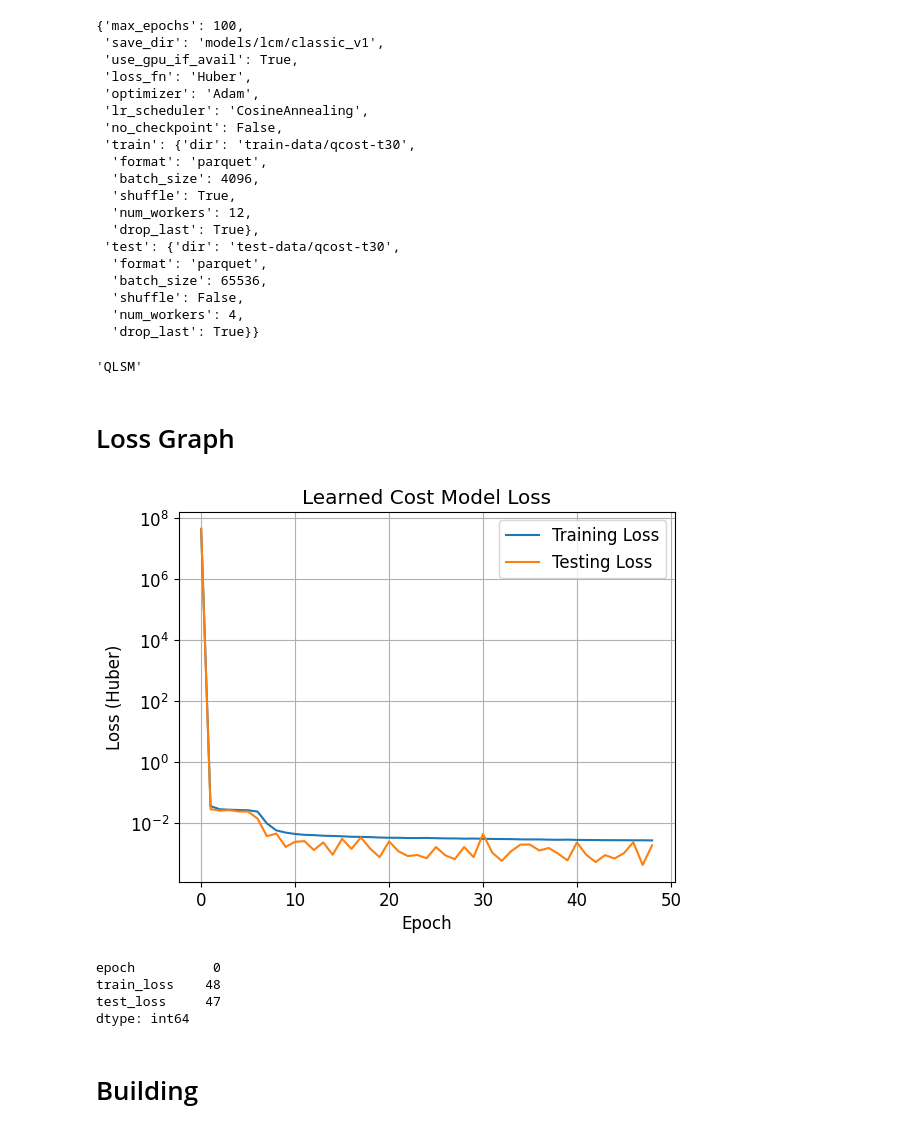
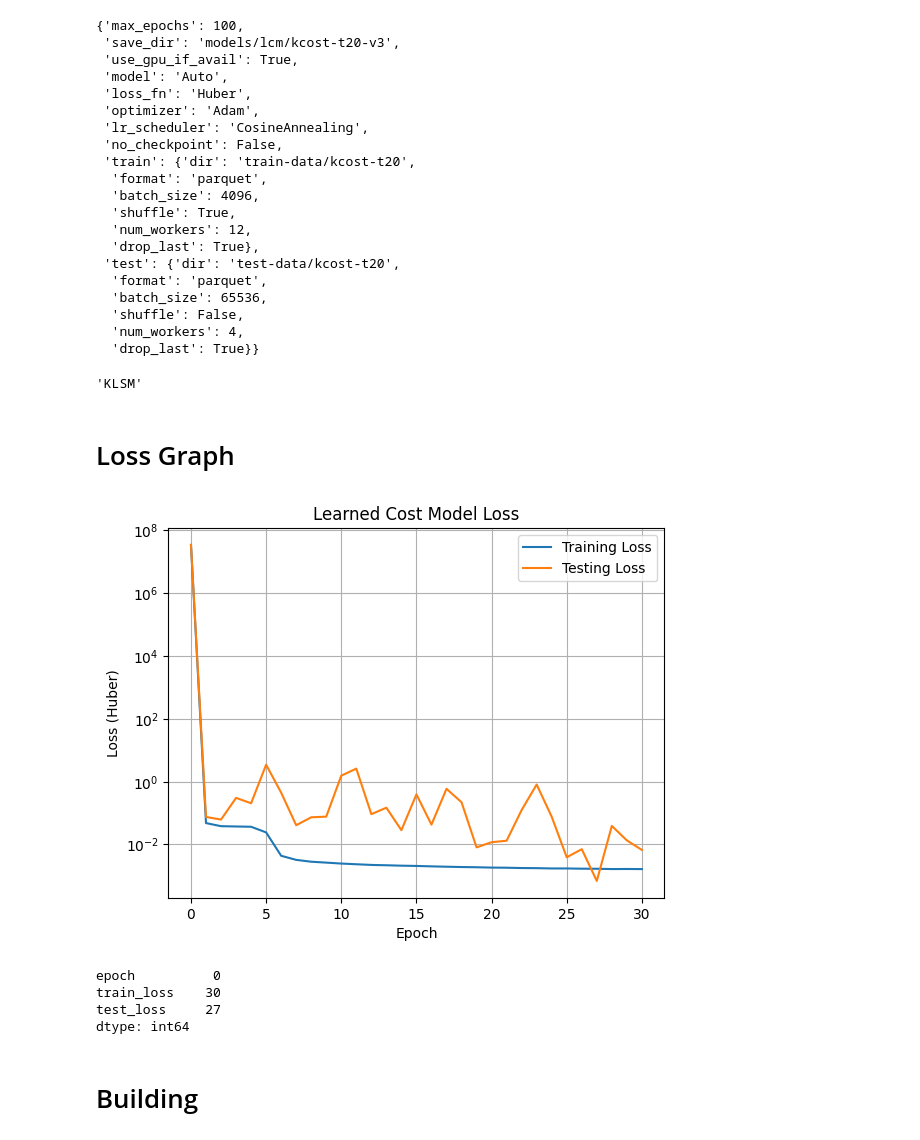
Before and after one commit to ephoris/endure-jupyter, a Jupyter notebook: experiments/00_lcm_eval.ipynb, the cells around one changed output. Saved outputs shown, nothing was run; the diff lists cells and outputs as text; code cells hidden in the pictures.

```diff
--- a/experiments/00_lcm_eval.ipynb
+++ b/experiments/00_lcm_eval.ipynb
@@ -31,26 +36,27 @@ from endure.lsm.cost import EndureCost
 def save_fig(fig, filename):
     fig.savefig(os.path.join('/home/ndhuynh/transfer', filename), dpi=300, format='pdf', bbox_inches='tight')
 # %%
-model_path = '/data/models/lcm/qcost_v1/'
+model_path = '/data/models/lcm/kcost-t20-v3/'
 config = Reader.read_config(os.path.join(model_path, 'endure.toml'))
 lsm_design = config['lsm']['design']
 # %%
 config['job']['LCMTrain']
 # %% [output]
 {'max_epochs': 100,
- 'save_dir': 'models/lcm/classic_v1',
+ 'save_dir': 'models/lcm/kcost-t20-v3',
  'use_gpu_if_avail': True,
+ 'model': 'Auto',
  'loss_fn': 'Huber',
  'optimizer': 'Adam',
  'lr_scheduler': 'CosineAnnealing',
  'no_checkpoint': False,
- 'train': {'dir': 'train-data/qcost-t30',
+ 'train': {'dir': 'train-data/kcost-t20',
   'format': 'parquet',
   'batch_size': 4096,
   'shuffle': True,
   'num_workers': 12,
   'drop_last': True},
- 'test': {'dir': 'test-data/qcost-t30',
+ 'test': {'dir': 'test-data/kcost-t20',
   'format': 'parquet',
   'batch_size': 65536,
   'shuffle': False,
@@ -59,7 +65,7 @@ config['job']['LCMTrain']
 # %%
 lsm_design
 # %% [output]
-'QLSM'
+'KLSM'
 # %%
 if lsm_design in ['Level', 'Tier']:
     gen = Gen.ClassicGenerator(config)
@@ -73,25 +79,25 @@ else:
 # Loss Graph
 # %%
 losses = pd.read_csv(os.path.join(model_path, 'losses.csv'))
-losses = losses.loc[:48]
+losses = losses.loc[:30]
 fig, ax = plt.subplots()
 ax.plot(losses['epoch'], losses['train_loss'], label='Training Loss')
 ax.plot(losses['epoch'], losses['test_loss'], label='Testing Loss')
 ax.set_xlabel('Epoch')
 ax.set_ylabel(f'Loss ({config["job"]["LCMTrain"]["loss_fn"]})')
 ax.set_yscale('log')
 ax.grid()
 ax.set_title(f'Learned Cost Model Loss')
 _ = ax.legend()
 # save_fig(fig, 'learned_cost_model_loss.pdf')
 # %% [output]
-[figure, old version]
+[figure, new version]
 # %%
 losses.idxmin()
 # %% [output]
 epoch          0
-train_loss    48
-test_loss     47
+train_loss    30
+test_loss     27
 dtype: int64
 # %% [markdown]
 # Building
```
Also changed, not shown: parts of 20 cells of this notebook, 1 other file.
